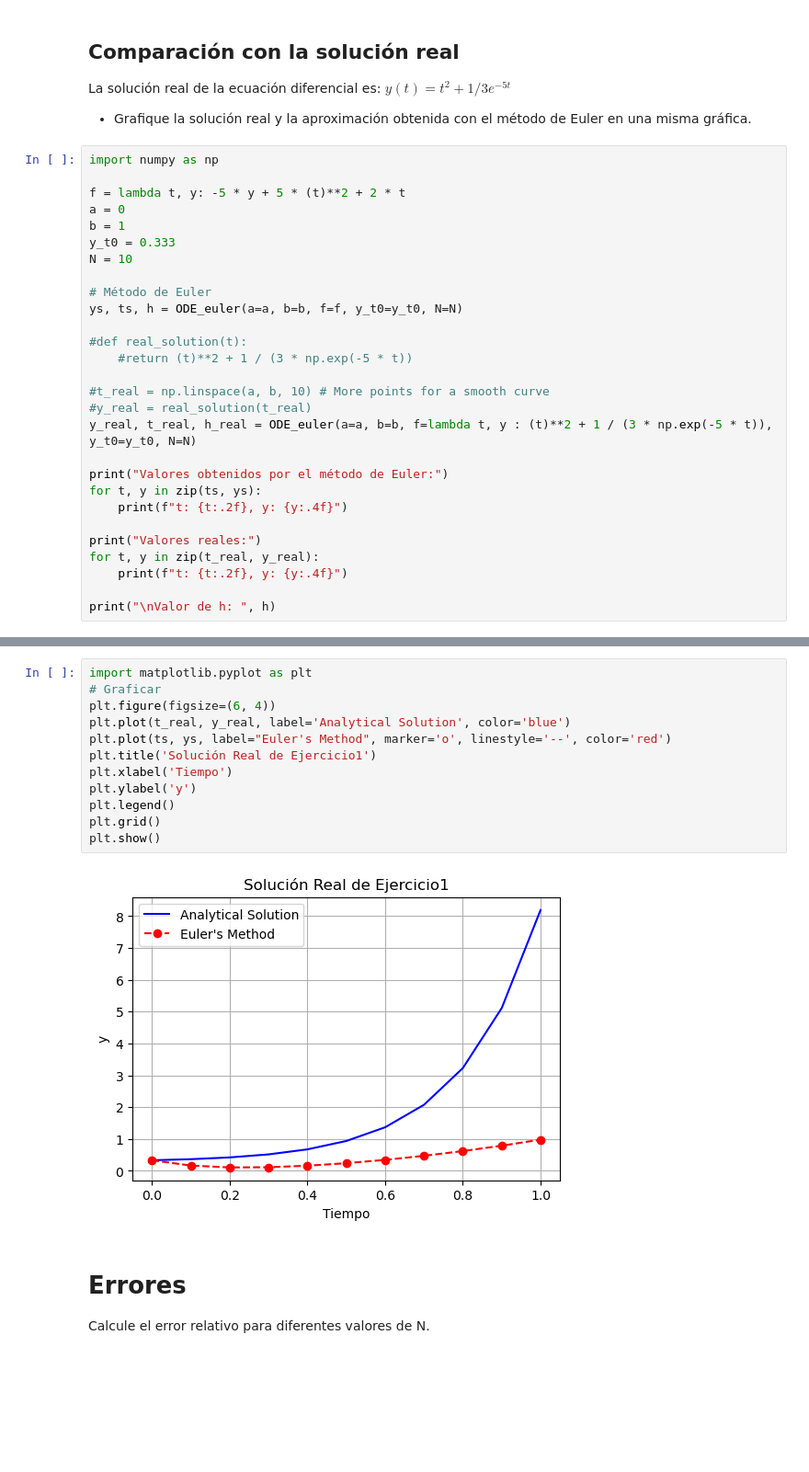
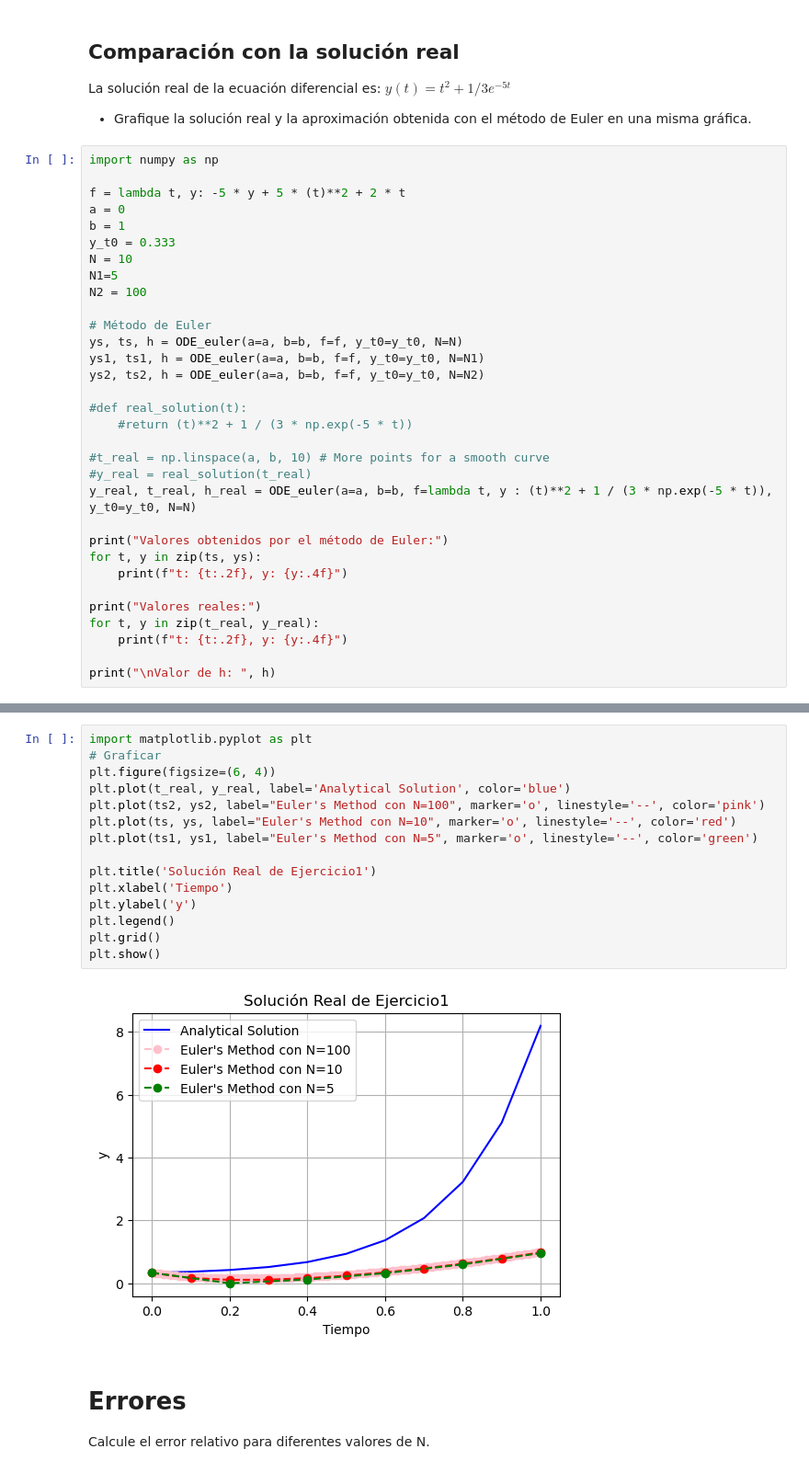
Before and after one commit to Hodalys/Examen2-MN, a Jupyter notebook: p5_ODE.ipynb, the cells around one changed output, grey strips where cells are left out. Shown at 92% size. Drawn from its saved outputs; the diff is of its cells as text; blank space fills up the shorter version.

```diff
--- a/p5_ODE.ipynb
+++ b/p5_ODE.ipynb
@@ -30,9 +30,13 @@ a = 0
 b = 1
 y_t0 = 0.333
 N = 10
+N1=5
+N2 = 100
 
 # Método de Euler
 ys, ts, h = ODE_euler(a=a, b=b, f=f, y_t0=y_t0, N=N)
+ys1, ts1, h = ODE_euler(a=a, b=b, f=f, y_t0=y_t0, N=N1)
+ys2, ts2, h = ODE_euler(a=a, b=b, f=f, y_t0=y_t0, N=N2)
 
 #def real_solution(t):
     #return (t)**2 + 1 / (3 * np.exp(-5 * t))
@@ -71,17 +75,20 @@ Valor de h:  0.1
 # %%
 import matplotlib.pyplot as plt
 # Graficar
 plt.figure(figsize=(6, 4))
 plt.plot(t_real, y_real, label='Analytical Solution', color='blue')
-plt.plot(ts, ys, label="Euler's Method", marker='o', linestyle='--', color='red')
+plt.plot(ts2, ys2, label="Euler's Method con N=100", marker='o', linestyle='--', color='pink')
+plt.plot(ts, ys, label="Euler's Method con N=10", marker='o', linestyle='--', color='red')
+plt.plot(ts1, ys1, label="Euler's Method con N=5", marker='o', linestyle='--', color='green')
+
 plt.title('Solución Real de Ejercicio1')
 plt.xlabel('Tiempo')
 plt.ylabel('y')
 plt.legend()
 plt.grid()
 plt.show()
 # %% [output]
-[figure, old version]
+[figure, new version]
 # %% [markdown]
 # Errores
 Calcule el error relativo para diferentes valores de N.
```
Also changed, not shown: parts of 1 cell of this notebook.
